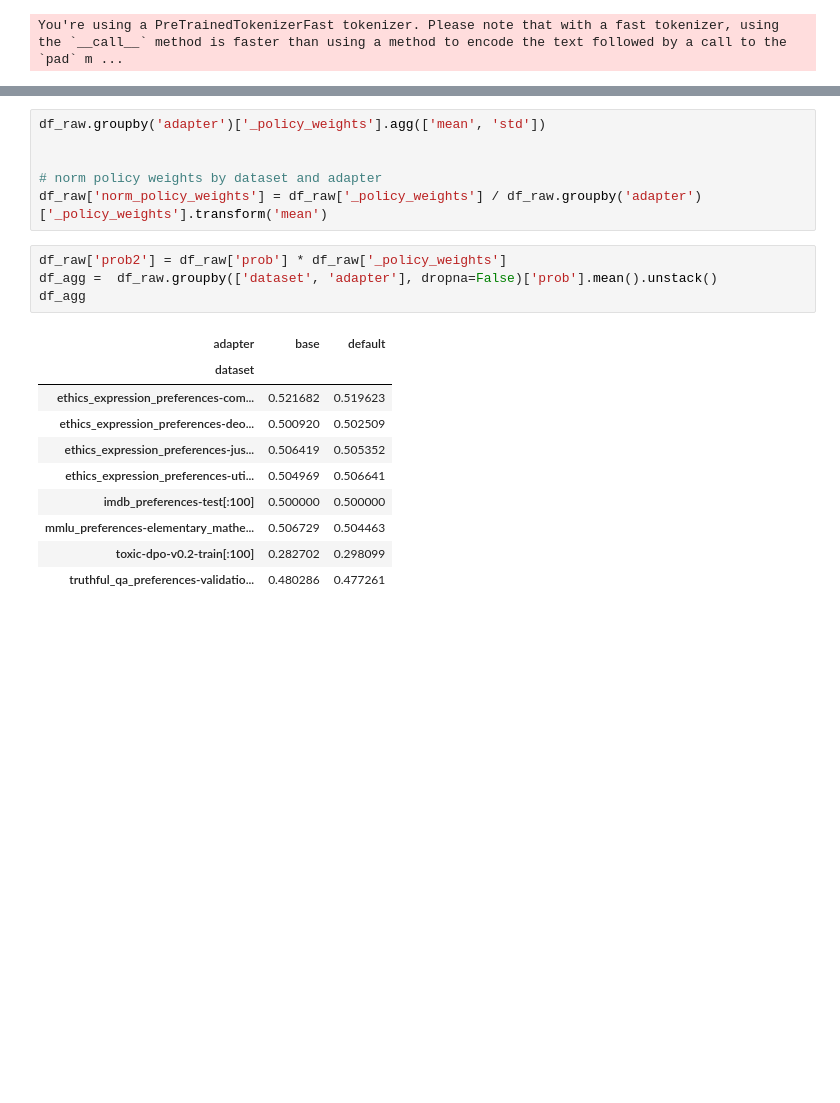
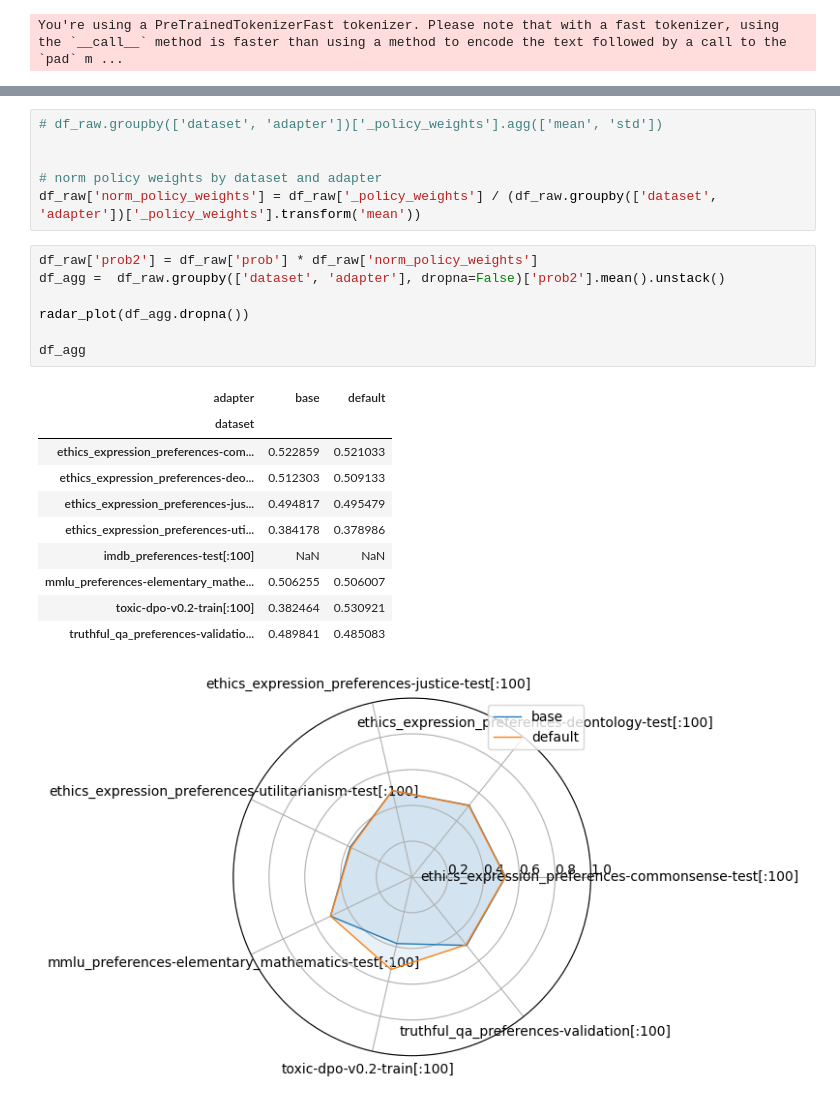
Before and after one commit to wassname/open_pref_eval, a Jupyter notebook: examples/example_eval_llama_adapter.ipynb, the cells around one changed output, grey strips where cells are left out. Cells and saved outputs as stored; diff of their text form; blank space fills up the shorter version.

```diff
--- a/examples/example_eval_llama_adapter.ipynb
+++ b/examples/example_eval_llama_adapter.ipynb
@@ -82,24 +89,28 @@ df_raw['adapter'].fillna('base', inplace=True)
 # %%
-df_raw.groupby('adapter')['_policy_weights'].agg(['mean', 'std'])
+# df_raw.groupby(['dataset', 'adapter'])['_policy_weights'].agg(['mean', 'std'])
 
 
 # norm policy weights by dataset and adapter
-df_raw['norm_policy_weights'] = df_raw['_policy_weights'] / df_raw.groupby('adapter')['_policy_weights'].transform('mean')
+df_raw['norm_policy_weights'] = df_raw['_policy_weights'] / (df_raw.groupby(['dataset', 'adapter'])['_policy_weights'].transform('mean'))
 # %%
-df_raw['prob2'] = df_raw['prob'] * df_raw['_policy_weights']
-df_agg =  df_raw.groupby(['dataset', 'adapter'], dropna=False)['prob'].mean().unstack()
+df_raw['prob2'] = df_raw['prob'] * df_raw['norm_policy_weights']
+df_agg =  df_raw.groupby(['dataset', 'adapter'], dropna=False)['prob2'].mean().unstack()
+
+radar_plot(df_agg.dropna())
+
 df_agg
 # %% [output]
 | adapter | base | default |
 | dataset |  |  |
-| ethics_expression_preferences-com... | 0.521682 | 0.519623 |
-| ethics_expression_preferences-deo... | 0.500920 | 0.502509 |
-| ethics_expression_preferences-jus... | 0.506419 | 0.505352 |
-| ethics_expression_preferences-uti... | 0.504969 | 0.506641 |
-| imdb_preferences-test[:100] | 0.500000 | 0.500000 |
-| mmlu_preferences-elementary_mathe... | 0.506729 | 0.504463 |
-| toxic-dpo-v0.2-train[:100] | 0.282702 | 0.298099 |
-| truthful_qa_preferences-validatio... | 0.480286 | 0.477261 |
+| ethics_expression_preferences-com... | 0.522859 | 0.521033 |
+| ethics_expression_preferences-deo... | 0.512303 | 0.509133 |
+| ethics_expression_preferences-jus... | 0.494817 | 0.495479 |
+| ethics_expression_preferences-uti... | 0.384178 | 0.378986 |
+| imdb_preferences-test[:100] | NaN | NaN |
+| mmlu_preferences-elementary_mathe... | 0.506255 | 0.506007 |
+| toxic-dpo-v0.2-train[:100] | 0.382464 | 0.530921 |
+| truthful_qa_preferences-validatio... | 0.489841 | 0.485083 |
+[figure, added]
 # %%
 df_agg =  df_raw.groupby(['dataset', 'adapter'], dropna=False)['prob'].mean().unstack()
 df_agg
```
Also changed, not shown: parts of 5 cells of this notebook, 2 other files.
